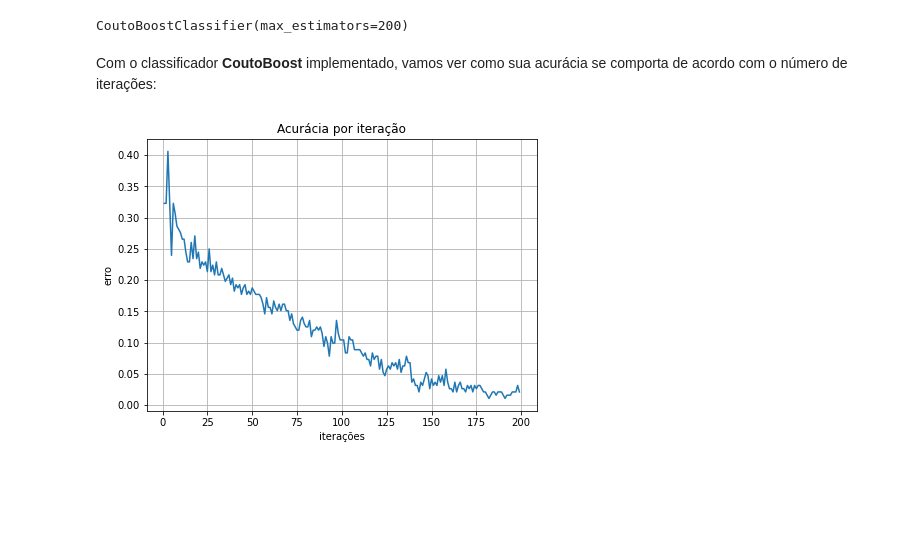
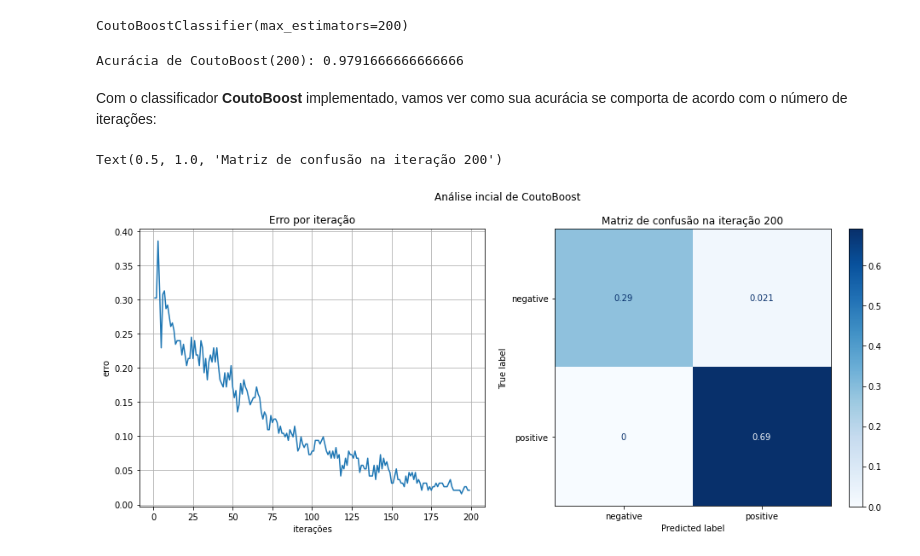
Before and after one commit to fegemo/ml-boosting, a Jupyter notebook: boosting.ipynb, the cells around one changed output. Saved outputs shown, nothing was run; the diff lists cells and outputs as text; code cells hidden in the pictures; blank space fills up the shorter version.

Commit message:
Adds confusion matrix

```diff
--- a/boosting.ipynb
+++ b/boosting.ipynb
@@ -92,30 +92,43 @@ clf = CoutoBoostClassifier(max_estimators=iterations)
 clf.fit(X_train, y_train)
 # %% [output]
 CoutoBoostClassifier(max_estimators=200)
+# %%
+y_hat = clf_baseline.predict(X_test)
+
+score = accuracy_score(y_test, y_hat)
+print(f"Acurácia de CoutoBoost({iterations}):", score)
+# %% [output]
+Acurácia de CoutoBoost(200): 0.9791666666666666
 # %% [markdown]
 Com o classificador **CoutoBoost** implementado, vamos ver como sua acurácia se comporta de acordo com o número de iterações:
 # %%
 import matplotlib.pyplot as plt
 import numpy as np
 from sklearn.metrics import zero_one_loss
+from sklearn.metrics import plot_confusion_matrix
 
 accuracies = []
 errors = []
 
 for max_iterations in np.arange(1, iterations):
     y_hat = clf.predict(X_test, max_estimators=max_iterations)
     score = accuracy_score(y_test, y_hat)
     error = zero_one_loss(y_test, y_hat)
     accuracies.append(score)
     errors.append(error)
 
-# mostra a acurácia ao longo das iterações
-fig, ax = plt.subplots()
-#ax.plot(np.arange(1, iterations), accuracies)
-ax.plot(np.arange(1, iterations), errors)
-ax.set(xlabel='iterações', ylabel='erro',
-       title='Acurácia por iteração')
-ax.grid()
+# mostra o erro ao longo das iterações
+plt.rcParams.update({'figure.figsize':(16,6)})
+fig, [axL, axR] = plt.subplots(1, 2)
+fig.suptitle(f"Análise incial de CoutoBoost")
+axL.plot(np.arange(1, iterations), errors)
+axL.set(xlabel='iterações', ylabel='erro',
+       title='Erro por iteração')
+axL.grid()
+
+plot_confusion_matrix(clf, X_test, y_test, cmap=plt.cm.Blues, display_labels=["negative", "positive"], normalize="all", ax=axR)
+axR.set_title(f"Matriz de confusão na iteração {iterations}")
 # %% [output]
+Text(0.5, 1.0, 'Matriz de confusão na iteração 200')
-[figure, old version]
+[figure, new version]
 # %%
```
Also changed, not shown: parts of 3 cells of this notebook.
